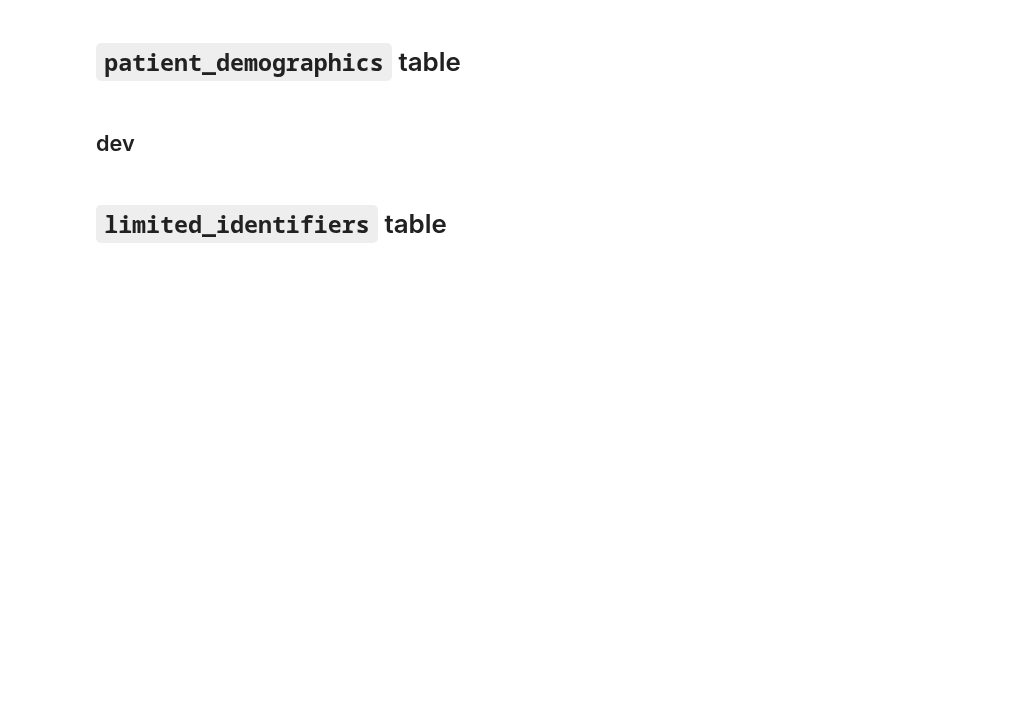
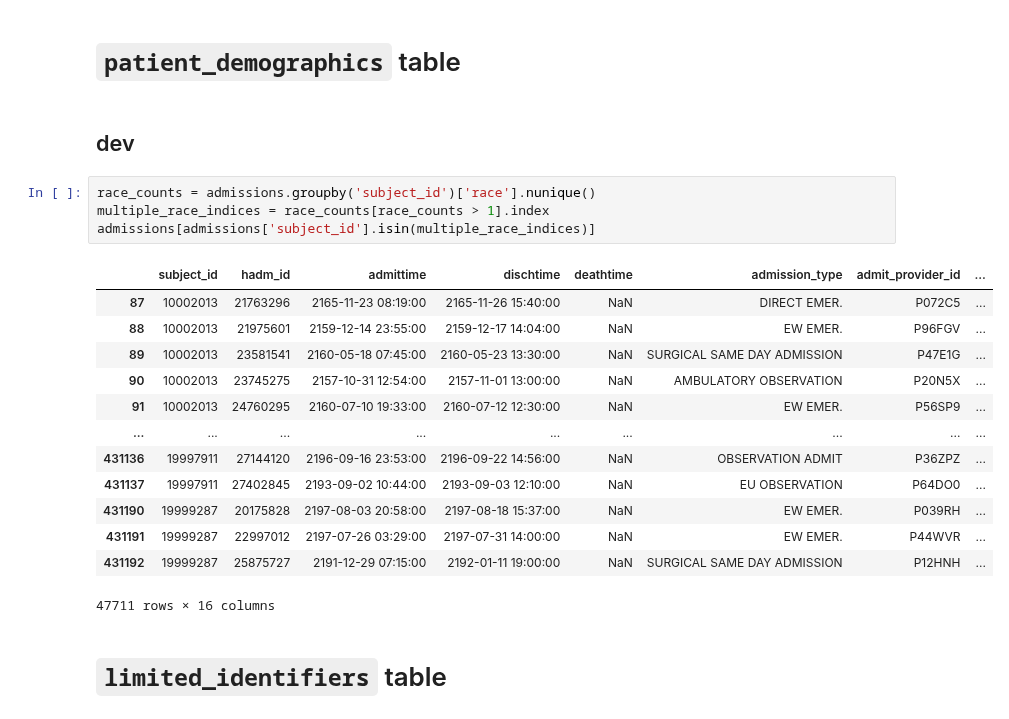
Before and after one commit to oldsandiaz/mimicclif, a Jupyter notebook: code/mimic-to-clif.ipynb, the cells around one changed output. Saved outputs shown, nothing was run; the diff lists cells and outputs as text; blank space fills up the shorter version.

```diff
--- a/code/mimic-to-clif.ipynb
+++ b/code/mimic-to-clif.ipynb
@@ -402,6 +402,24 @@ def item_id_to_value_instances_numeric(item_id: int, events: pd.DataFrame = char
 # `patient_demographics` table
 # %% [markdown]
 ## dev
+# %%
+race_counts = admissions.groupby('subject_id')['race'].nunique()
+multiple_race_indices = race_counts[race_counts > 1].index
+admissions[admissions['subject_id'].isin(multiple_race_indices)]
+# %% [output]
+|  | subject_id | hadm_id | admittime | dischtime | deathtime | admission_type | admit_provider_id | ... |
+| 87 | 10002013 | 21763296 | 2165-11-23 08:19:00 | 2165-11-26 15:40:00 | NaN | DIRECT EMER. | P072C5 | ... |
+| 88 | 10002013 | 21975601 | 2159-12-14 23:55:00 | 2159-12-17 14:04:00 | NaN | EW EMER. | P96FGV | ... |
+| 89 | 10002013 | 23581541 | 2160-05-18 07:45:00 | 2160-05-23 13:30:00 | NaN | SURGICAL SAME DAY ADMISSION | P47E1G | ... |
+| 90 | 10002013 | 23745275 | 2157-10-31 12:54:00 | 2157-11-01 13:00:00 | NaN | AMBULATORY OBSERVATION | P20N5X | ... |
+| 91 | 10002013 | 24760295 | 2160-07-10 19:33:00 | 2160-07-12 12:30:00 | NaN | EW EMER. | P56SP9 | ... |
+| ... | ... | ... | ... | ... | ... | ... | ... | ... |
+| 431136 | 19997911 | 27144120 | 2196-09-16 23:53:00 | 2196-09-22 14:56:00 | NaN | OBSERVATION ADMIT | P36ZPZ | ... |
+| 431137 | 19997911 | 27402845 | 2193-09-02 10:44:00 | 2193-09-03 12:10:00 | NaN | EU OBSERVATION | P64DO0 | ... |
+| 431190 | 19999287 | 20175828 | 2197-08-03 20:58:00 | 2197-08-18 15:37:00 | NaN | EW EMER. | P039RH | ... |
+| 431191 | 19999287 | 22997012 | 2197-07-26 03:29:00 | 2197-07-31 14:00:00 | NaN | EW EMER. | P44WVR | ... |
+| 431192 | 19999287 | 25875727 | 2191-12-29 07:15:00 | 2192-01-11 19:00:00 | NaN | SURGICAL SAME DAY ADMISSION | P12HNH | ... |
+47711 rows × 16 columns
 # %% [markdown]
 # `limited_identifiers` table
 # %% [markdown]
```
Also changed, not shown: parts of 1 cell of this notebook.
